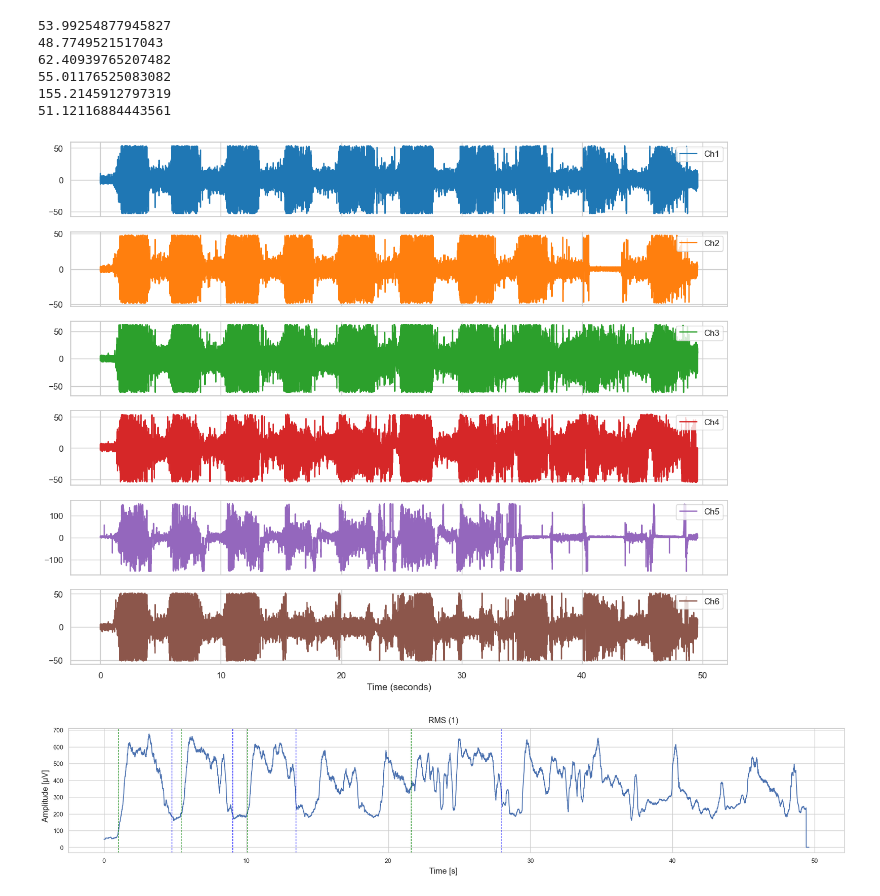
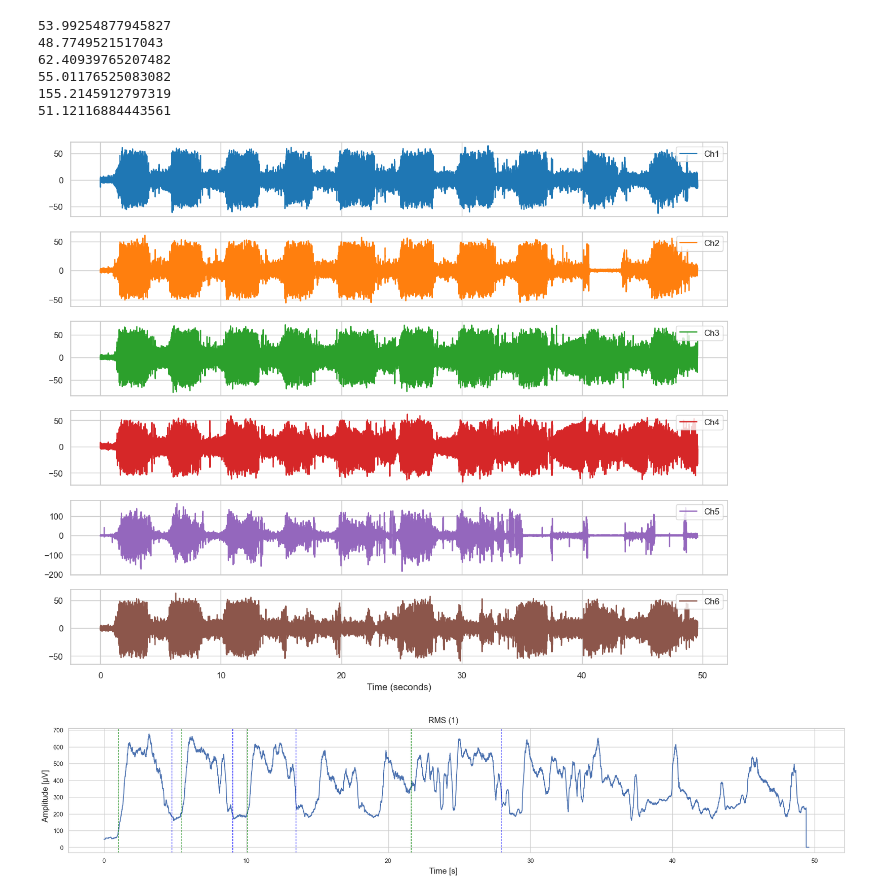
Before and after one commit to RoryLi98/sEMG-Toolkit, a Jupyter notebook: examples/Decomposition of isometric synthetic HDsEMG signals.ipynb, the cells around one changed output. Drawn from its saved outputs; the diff is of its cells as text; code cells hidden in the pictures.

```diff
--- a/examples/Decomposition of isometric synthetic HDsEMG signals.ipynb
+++ b/examples/Decomposition of isometric synthetic HDsEMG signals.ipynb
@@ -183,9 +183,9 @@ for i in range(channel_array.shape[0]):
     channel_array_removed_artifacts[i] = np.where(np.abs(channel_array[i]) > threshold, mean, channel_array[i])
 
 
-filter_channel_array = emgkit.preprocessing.bandpass_filter(channel_array_removed_artifacts, low_cut=50, high_cut=150, fs=FS, order=5)
+filter_channel_array = bandpass_filter(channel_array_removed_artifacts, lowcut=20, highcut=500, fs=FS, order=5)
 # emgkit.plotting.plot_all_signal(
-#     channel_array_removed_artifacts,
+#     filter_channel_array,
 #     fs=FS,
 #     title=f"Preprocessed sEMG Signal({SUBJECT_TYPE})",
 #     y_label="Amplitude [\u03BCV]",
@@ -199,25 +199,25 @@ filter_channel_array = emgkit.preprocessing.bandpass_filter(channel_array_remove
 155.2145912797319
 51.12116884443561
 # %%
-emg_df = pd.DataFrame({"Ch1": channel_array_removed_artifacts[0],
-                       "Ch2": channel_array_removed_artifacts[1],
-                       "Ch3": channel_array_removed_artifacts[2],
-                       "Ch4": channel_array_removed_artifacts[3],
-                       "Ch5": channel_array_removed_artifacts[4],
-                       "Ch6": channel_array_removed_artifacts[5],
+emg_df = pd.DataFrame({"Ch1": filter_channel_array[0],
+                       "Ch2": filter_channel_array[1],
+                       "Ch3": filter_channel_array[2],
+                       "Ch4": filter_channel_array[3],
+                       "Ch5": filter_channel_array[4],
+                       "Ch6": filter_channel_array[5],
                        })
 
 kwargs = {
     'title': f"Preprocessed sEMG Signal({SUBJECT_TYPE})",
     'y_label': "Amplitude [\u03BCV]",
     'fig_size': (8, 14)
 }
 # plt.figure(figsize=(8, 19))
 import matplotlib.pyplot as plt
 plt.rcParams['figure.figsize'] = (15, 12)  # 设置默认图形大小
 nk.signal_plot(emg_df, sampling_rate=2000,subplots=True)
 # %% [output]
-[figure, old version]
+[figure, new version]
 # %%
 win_len = int(round(0.2 * FS))
 
```
Also changed, not shown: parts of 7 cells of this notebook.
